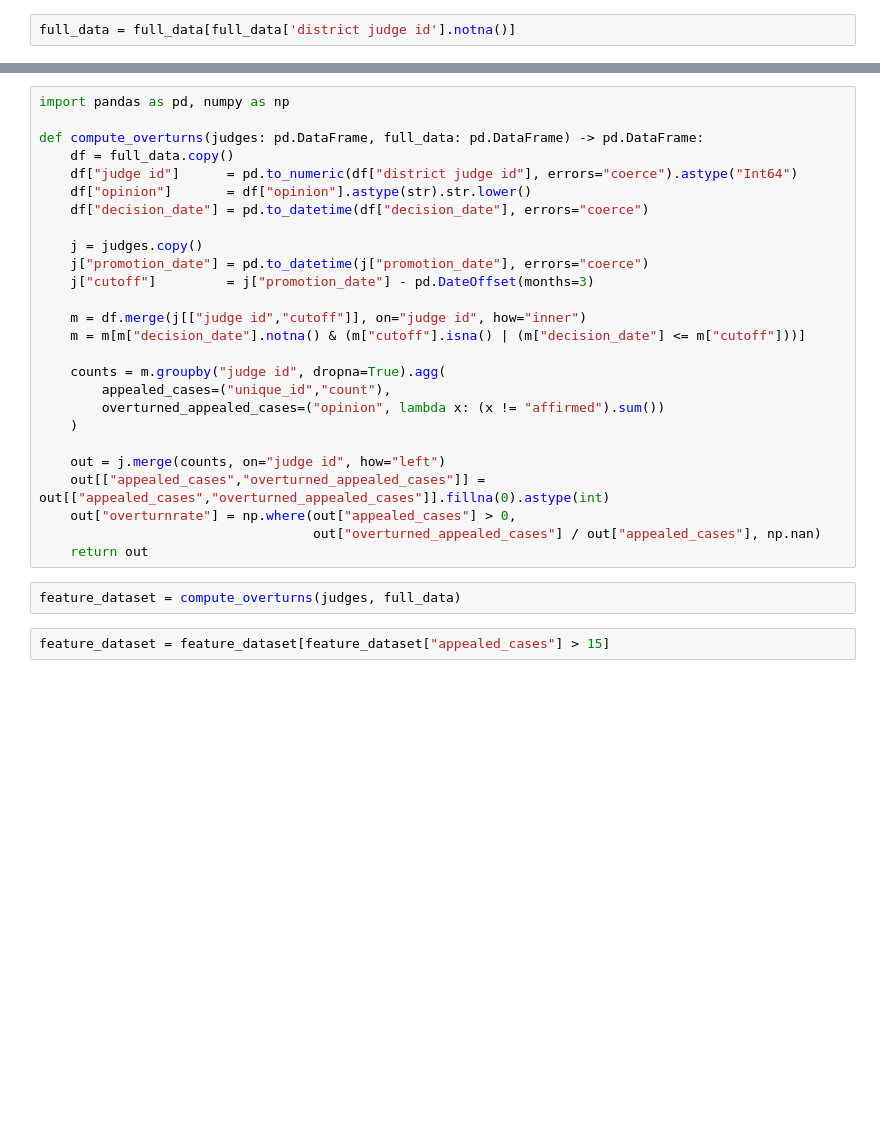
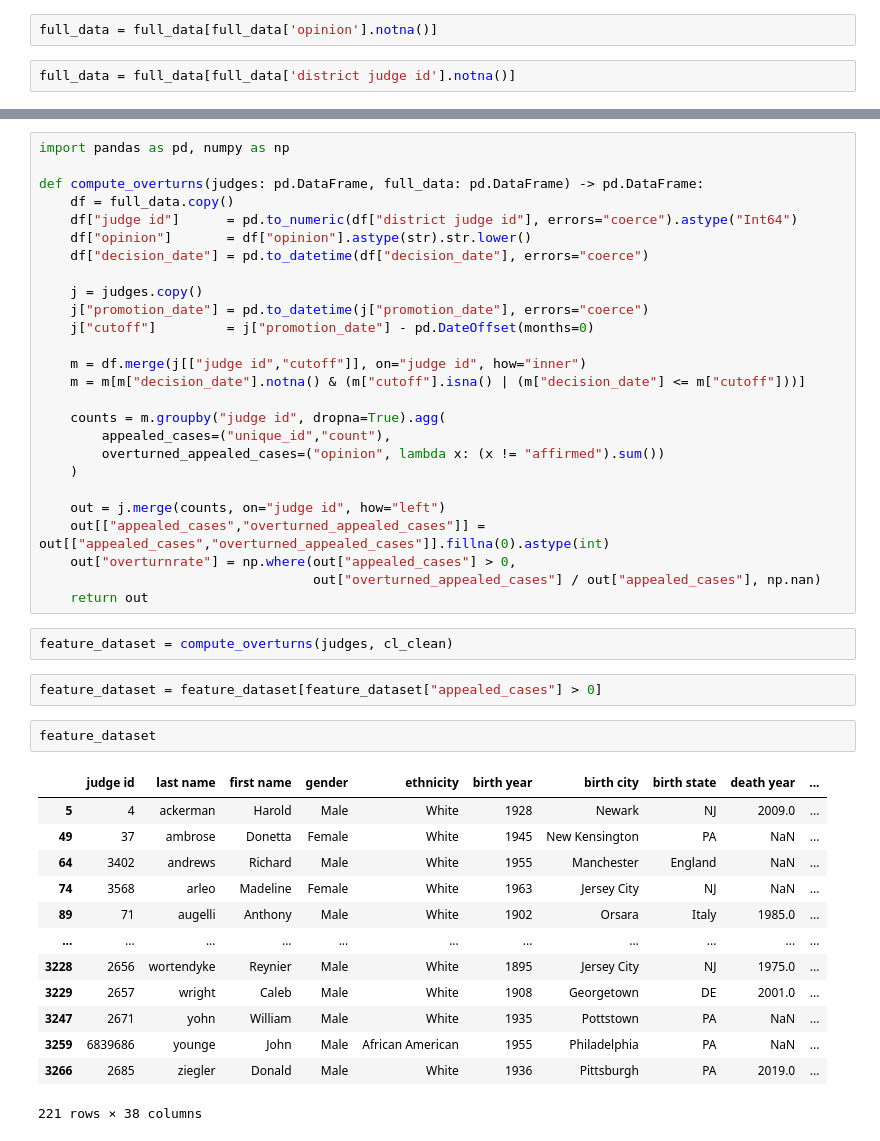
Before and after one commit to ilyadavidson/judge_project, a Jupyter notebook: inference.ipynb, the cells around one changed output, grey strips where cells are left out. Cells and saved outputs as stored; diff of their text form; blank space fills up the shorter version.

```diff
--- a/inference.ipynb
+++ b/inference.ipynb
@@ -360,2 +346,4 @@ full_data = merge_cap_and_cl(cap_clean, cl_final)
+# %%
+full_data = full_data[full_data['opinion'].notna()]
 # %%
 full_data = full_data[full_data['district judge id'].notna()]
@@ -386,7 +358,7 @@ def compute_overturns(judges: pd.DataFrame, full_data: pd.DataFrame) -> pd.DataF
 
     j = judges.copy()
     j["promotion_date"] = pd.to_datetime(j["promotion_date"], errors="coerce")
-    j["cutoff"]         = j["promotion_date"] - pd.DateOffset(months=3)
+    j["cutoff"]         = j["promotion_date"] - pd.DateOffset(months=0)
 
     m = df.merge(j[["judge id","cutoff"]], on="judge id", how="inner")
     m = m[m["decision_date"].notna() & (m["cutoff"].isna() | (m["decision_date"] <= m["cutoff"]))]
@@ -402,9 +374,25 @@ def compute_overturns(judges: pd.DataFrame, full_data: pd.DataFrame) -> pd.DataF
                                    out["overturned_appealed_cases"] / out["appealed_cases"], np.nan)
     return out
 # %%
-feature_dataset = compute_overturns(judges, full_data)
+feature_dataset = compute_overturns(judges, cl_clean)
 # %%
-feature_dataset = feature_dataset[feature_dataset["appealed_cases"] > 15]
+feature_dataset = feature_dataset[feature_dataset["appealed_cases"] > 0]
+# %%
+feature_dataset
+# %% [output]
+|  | judge id | last name | first name | gender | ethnicity | birth year | birth city | birth state | death year | ... |
+| 5 | 4 | ackerman | Harold | Male | White | 1928 | Newark | NJ | 2009.0 | ... |
+| 49 | 37 | ambrose | Donetta | Female | White | 1945 | New Kensington | PA | NaN | ... |
+| 64 | 3402 | andrews | Richard | Male | White | 1955 | Manchester | England | NaN | ... |
+| 74 | 3568 | arleo | Madeline | Female | White | 1963 | Jersey City | NJ | NaN | ... |
+| 89 | 71 | augelli | Anthony | Male | White | 1902 | Orsara | Italy | 1985.0 | ... |
+| ... | ... | ... | ... | ... | ... | ... | ... | ... | ... | ... |
+| 3228 | 2656 | wortendyke | Reynier | Male | White | 1895 | Jersey City | NJ | 1975.0 | ... |
+| 3229 | 2657 | wright | Caleb | Male | White | 1908 | Georgetown | DE | 2001.0 | ... |
+| 3247 | 2671 | yohn | William | Male | White | 1935 | Pottstown | PA | NaN | ... |
+| 3259 | 6839686 | younge | John | Male | African American | 1955 | Philadelphia | PA | NaN | ... |
+| 3266 | 2685 | ziegler | Donald | Male | White | 1936 | Pittsburgh | PA | 2019.0 | ... |
+221 rows × 38 columns
 # %%
 # Regression analysis with gender and ethnicity
 y = feature_dataset["is_promoted"].astype(float)
```
Also changed, not shown: parts of 28 cells of this notebook, 9 other files.
